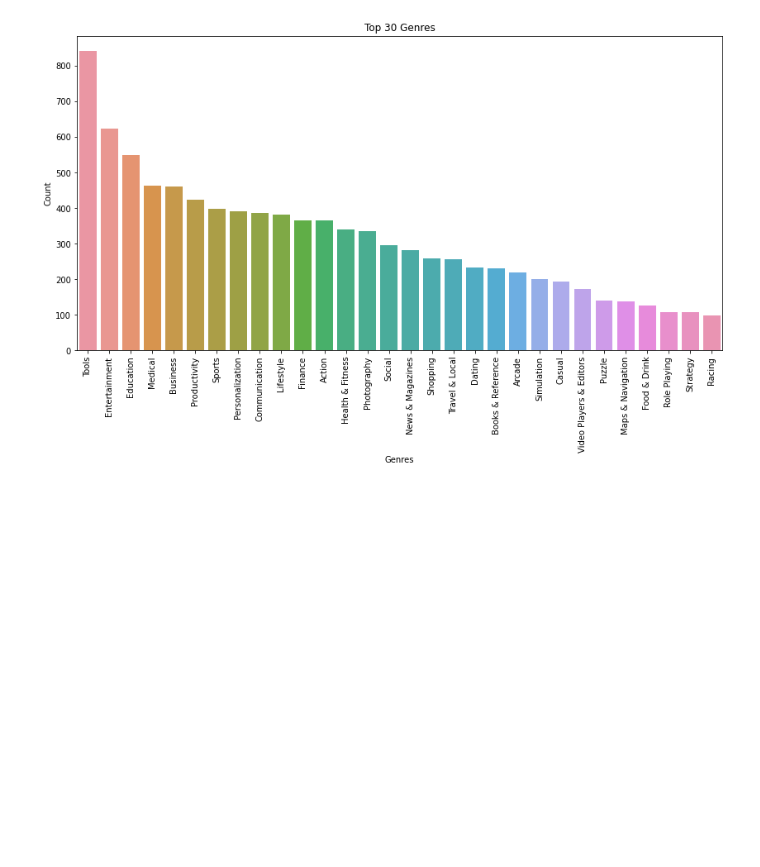
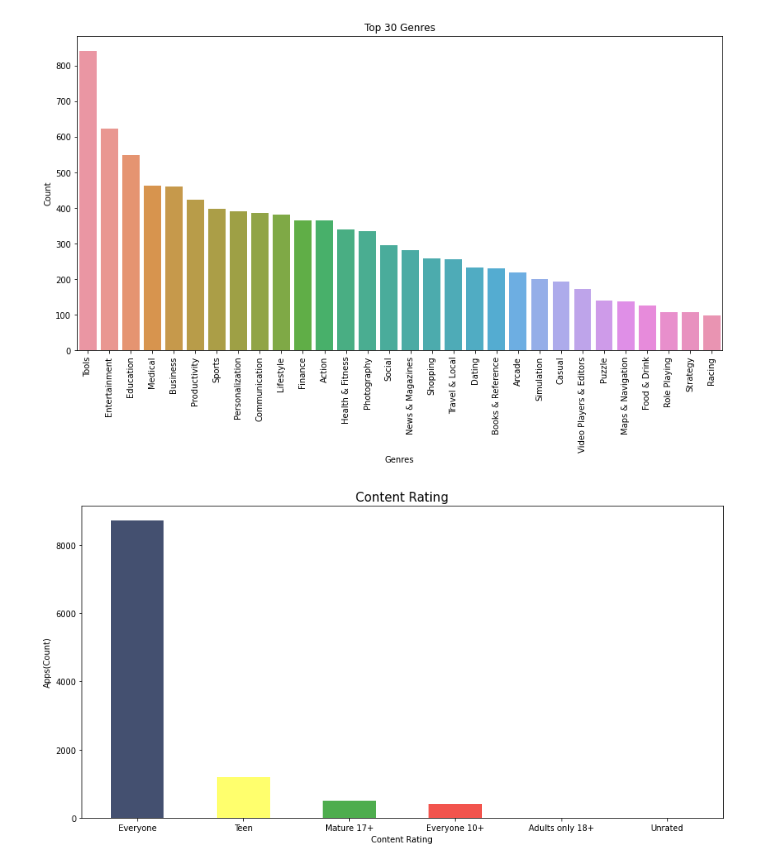
Before and after one commit to Abhijeetgithub1/Play-Store-App-Review-Analysis, a Jupyter notebook: Copy_of_Play_Store_App_Review_Analysis_Capstone_Project.ipynb, the cells around one changed output. Drawn from its saved outputs; the diff is of its cells as text; code cells hidden in the pictures; blank space fills up the shorter version.

```diff
--- a/Copy_of_Play_Store_App_Review_Analysis_Capstone_Project.ipynb
+++ b/Copy_of_Play_Store_App_Review_Analysis_Capstone_Project.ipynb
@@ -149,3 +149,19 @@ sns.barplot(top_genres_install.Genres, top_genres_install.Count)
 plt.show()
 # %% [output]
 [figure]
+# %%
+x2 = playstoredf['Content Rating'].value_counts().index
+y2 = playstoredf['Content Rating'].value_counts()
+
+x2sis = []
+y2sis = []
+for i in range(len(x2)):
+    x2sis.append(x2[i])
+    y2sis.append(y2[i])
+plt.figure(figsize=(14,7))
+plt.bar(x2sis,y2sis,width=0.5,color=['#15244c','#FFFF48','#2927','#EF2920','#CD202D','#ECC5F2'], alpha=0.8);
+plt.title('Content Rating',size = 15);
+plt.ylabel('Apps(Count)');
+plt.xlabel('Content Rating');
+# %% [output]
+[figure, added]
```
Also changed, not shown: parts of 1 cell of this notebook.
